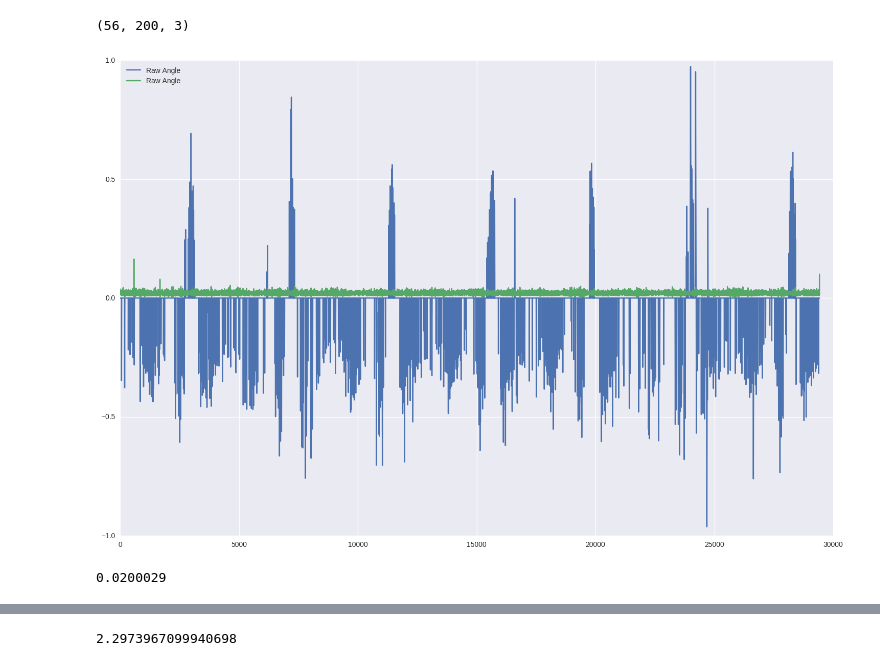
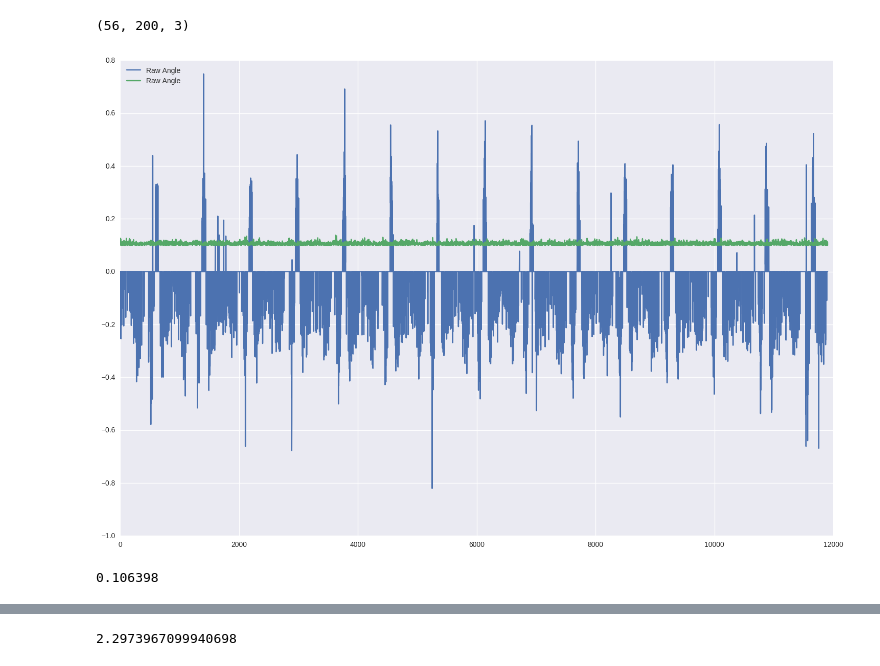
Before and after one commit to balancap/SDC-Behavioral-Cloning, a Jupyter notebook: behavioral-cloning.ipynb, the cells around one changed output, grey strips where cells are left out. Drawn from its saved outputs; the diff is of its cells as text; code cells hidden in the pictures.

```diff
--- a/behavioral-cloning.ipynb
+++ b/behavioral-cloning.ipynb
@@ -57,20 +57,20 @@ print(out.shape)
 # %%
 # Load CSV file
 filename = './data/5/driving_log.csv'
-filename = './data/50Hz_driving_log.csv'
+# filename = './data/50Hz_driving_log.csv'
 with open(filename, 'r') as f:
     creader = csv.reader(f)
     csv_list = list(creader)
 
     # Read angle.
-    angle = np.array([float(a[3]) for a in csv_list], dtype=np.float32)
+    angle_raw = np.array([float(a[3]) for a in csv_list], dtype=np.float32)
 
     # Speed: convert to m/s.
     speed = np.array([float(a[6]) for a in csv_list], dtype=np.float32)
     speed = speed * 1.609344 / 3.6
 
     # Time difference
-    dt_array = np.ones_like(angle) * 0.1
+    dt_array = np.ones_like(angle_raw) * 0.1
     for i in range(len(csv_list)-1):
         p0 = csv_list[i][0][:-4].split("_")
         p1 = csv_list[i+1][0][:-4].split("_")
@@ -80,17 +80,17 @@ with open(filename, 'r') as f:
 
         dt_array[i] = t1 - t0
 # %%
-plt.plot(angle, label='Raw Angle')
+plt.plot(angle_raw, label='Raw Angle')
 plt.plot(dt_array, label='Raw Angle')
 
 # plt.plot(data['angle_sth16'], label='Post-smooth16')
 # plt.plot(data['angle_rsth16'], label='Pre-smooth16')
 # plt.plot(data['angle_pre6'], label='Pre-avg6')
 
 plt.legend(loc='upper left')
 plt.show()
 # %% [output]
-[figure, old version]
+[figure, new version]
 # %%
 def sinc(alpha):
     y = np.ones_like(alpha)
@@ -112,7 +112,7 @@ dt = 0.02
 CAR_LENGTH = 5.9
 print(np.mean(dt_array))
 # %% [output]
-0.0200029
+0.106398
 # %%
 def trajectory(dt, speed, angle, length=CAR_LENGTH):
     # speed = 48.28032 * 1000 / 3600
```
Also changed, not shown: parts of 9 cells of this notebook, 1 other file.
